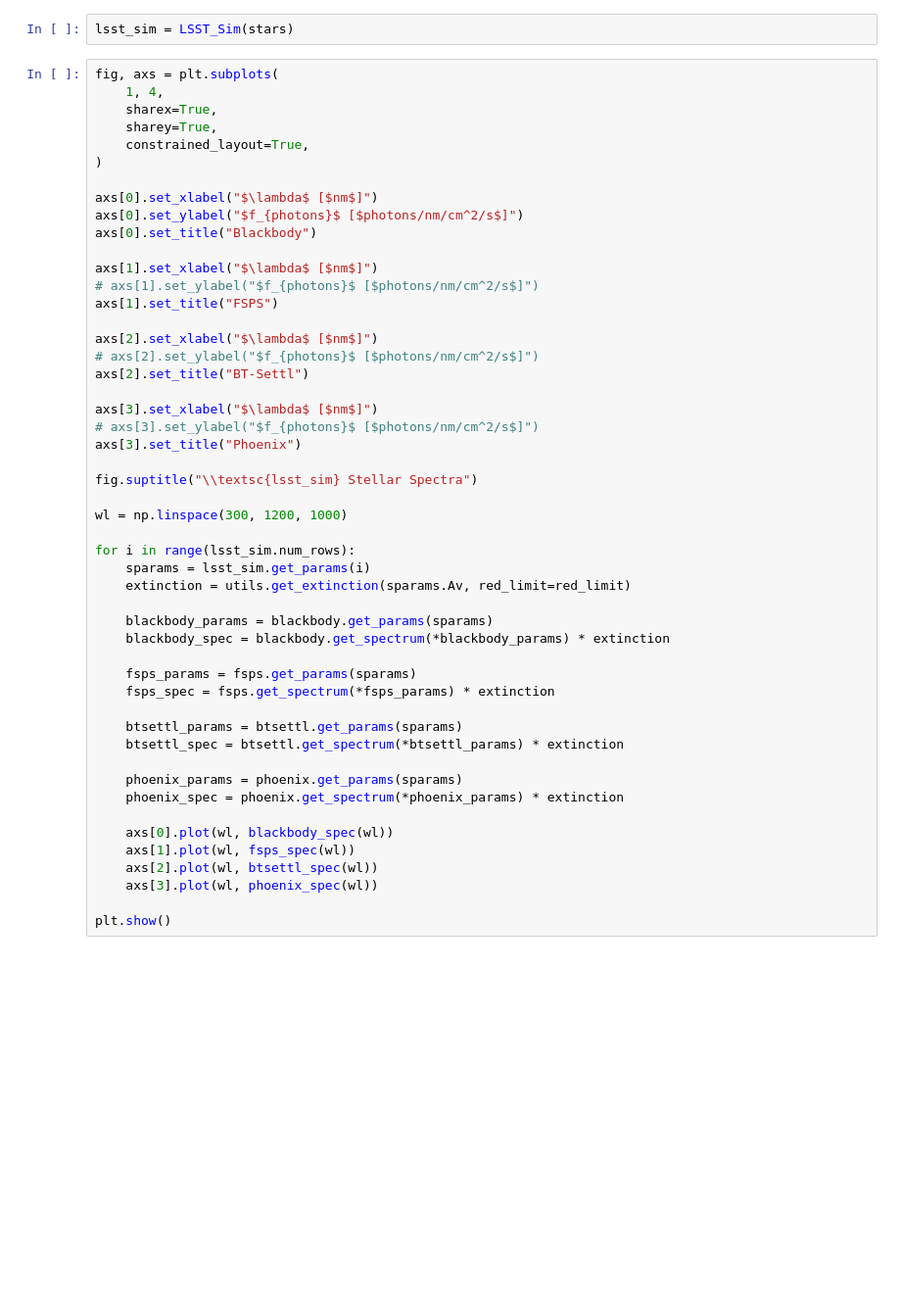
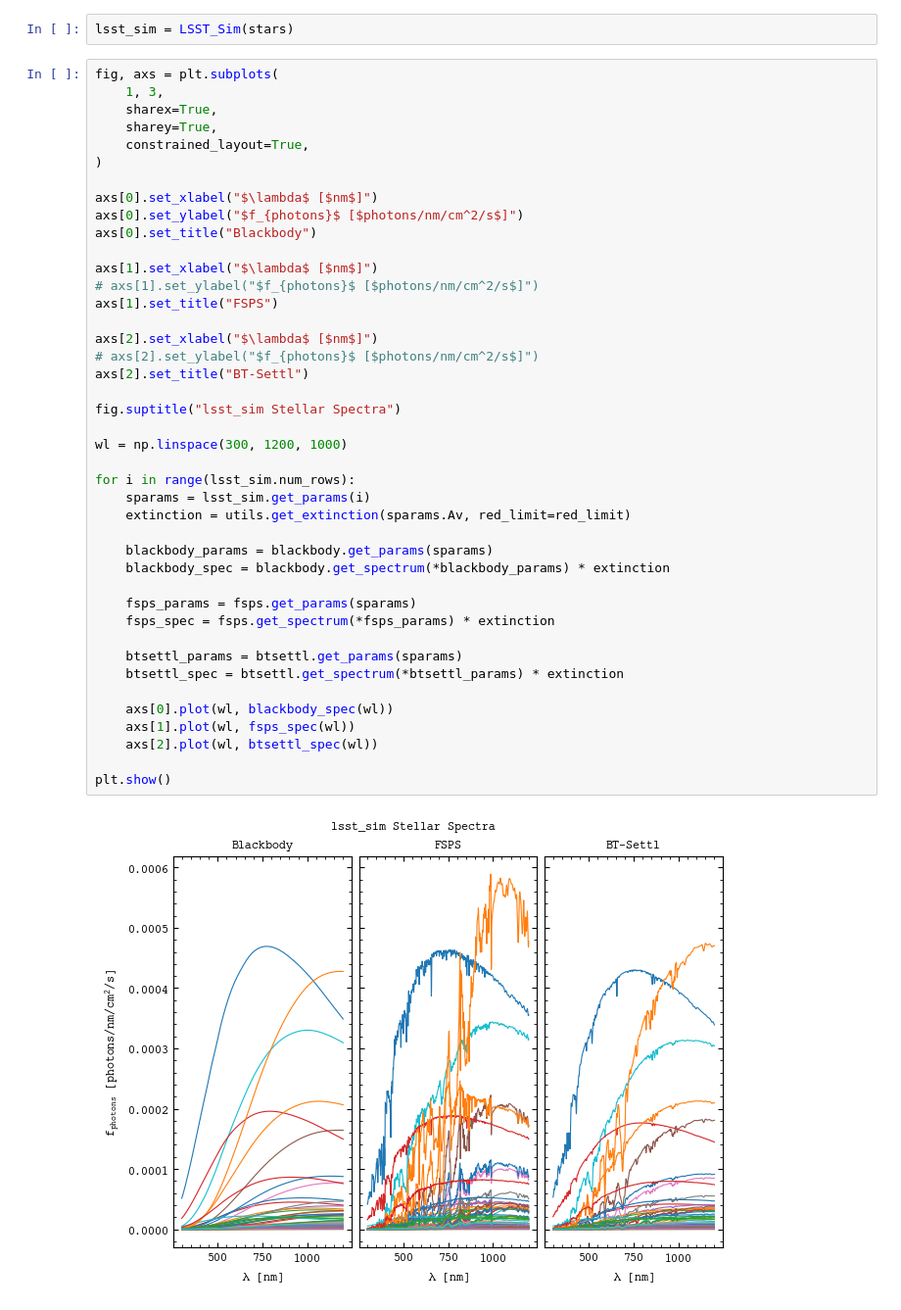
Before and after one commit to sidneymau/chromatic-weak-lensing, a Jupyter notebook: notebooks/lsst_sim.ipynb, the cells around one changed output. Shown at 98% size. Drawn from its saved outputs; the diff is of its cells as text; blank space fills up the shorter version.

```diff
--- a/notebooks/lsst_sim.ipynb
+++ b/notebooks/lsst_sim.ipynb
@@ -51,7 +56,7 @@ stars = query_data_lab(ring, n_stars)
 lsst_sim = LSST_Sim(stars)
 # %%
 fig, axs = plt.subplots(
-    1, 4,
+    1, 3,
     sharex=True,
     sharey=True,
     constrained_layout=True,
@@ -63,41 +68,35 @@ axs[0].set_title("Blackbody")
 
 axs[1].set_xlabel("$\lambda$ [$nm$]")
 # axs[1].set_ylabel("$f_{photons}$ [$photons/nm/cm^2/s$]")
 axs[1].set_title("FSPS")
 
 axs[2].set_xlabel("$\lambda$ [$nm$]")
 # axs[2].set_ylabel("$f_{photons}$ [$photons/nm/cm^2/s$]")
 axs[2].set_title("BT-Settl")
 
-axs[3].set_xlabel("$\lambda$ [$nm$]")
-# axs[3].set_ylabel("$f_{photons}$ [$photons/nm/cm^2/s$]")
-axs[3].set_title("Phoenix")
-
-fig.suptitle("\\textsc{lsst_sim} Stellar Spectra")
+fig.suptitle("lsst_sim Stellar Spectra")
 
 wl = np.linspace(300, 1200, 1000)
 
 for i in range(lsst_sim.num_rows):
     sparams = lsst_sim.get_params(i)
     extinction = utils.get_extinction(sparams.Av, red_limit=red_limit)
 
     blackbody_params = blackbody.get_params(sparams)
     blackbody_spec = blackbody.get_spectrum(*blackbody_params) * extinction
 
     fsps_params = fsps.get_params(sparams)
     fsps_spec = fsps.get_spectrum(*fsps_params) * extinction
 
     btsettl_params = btsettl.get_params(sparams)
     btsettl_spec = btsettl.get_spectrum(*btsettl_params) * extinction
 
-    phoenix_params = phoenix.get_params(sparams)
-    phoenix_spec = phoenix.get_spectrum(*phoenix_params) * extinction
-
     axs[0].plot(wl, blackbody_spec(wl))
     axs[1].plot(wl, fsps_spec(wl))
     axs[2].plot(wl, btsettl_spec(wl))
-    axs[3].plot(wl, phoenix_spec(wl))
 
 plt.show()
+# %% [output]
+[figure, added]
 # %%
 fig, axs = plt.subplots(
```
Also changed, not shown: parts of 6 cells of this notebook, 7 other files.
